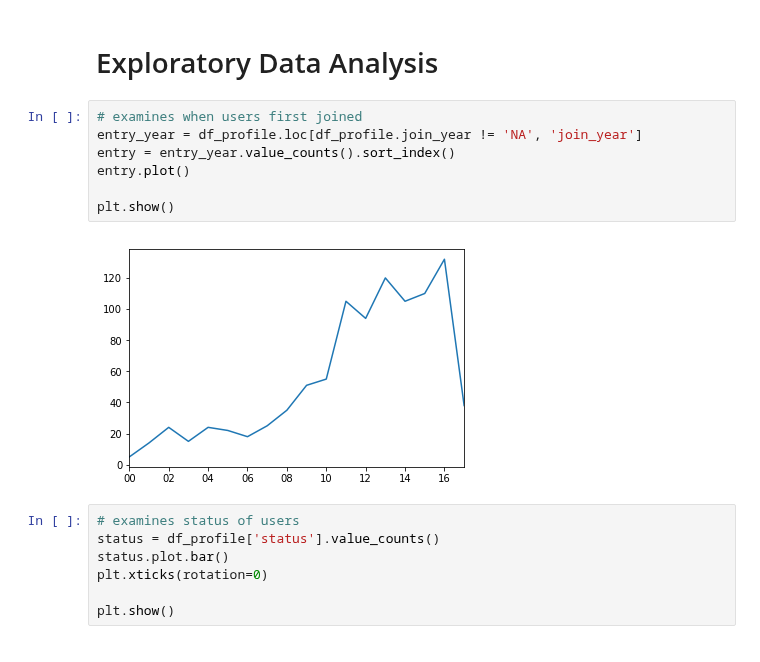
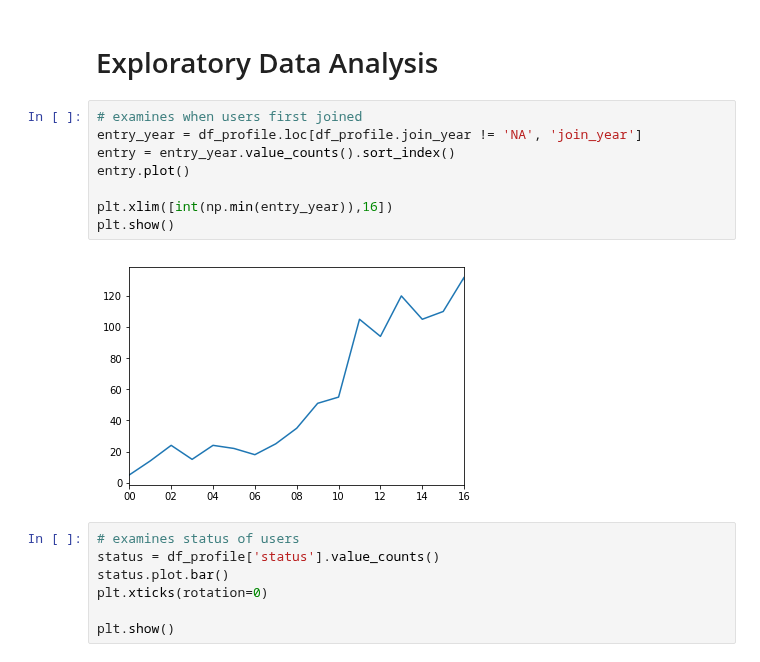
Before and after one commit to lily-tian/fanfictionstatistics, a Jupyter notebook: profile_analysis.ipynb, the cells around one changed output. Drawn from its saved outputs; the diff is of its cells as text.

```diff
--- a/profile_analysis.ipynb
+++ b/profile_analysis.ipynb
@@ -18,12 +18,13 @@ with open ('df_profile', 'rb') as fp:
 # %%
 # examines when users first joined
 entry_year = df_profile.loc[df_profile.join_year != 'NA', 'join_year']
 entry = entry_year.value_counts().sort_index()
 entry.plot()
 
+plt.xlim([int(np.min(entry_year)),16])
 plt.show()
 # %% [output]
-[figure, old version]
+[figure, new version]
 # %%
 # examines status of users
 status = df_profile['status'].value_counts()
```
Also changed, not shown: parts of 3 cells of this notebook, 2 other files.
